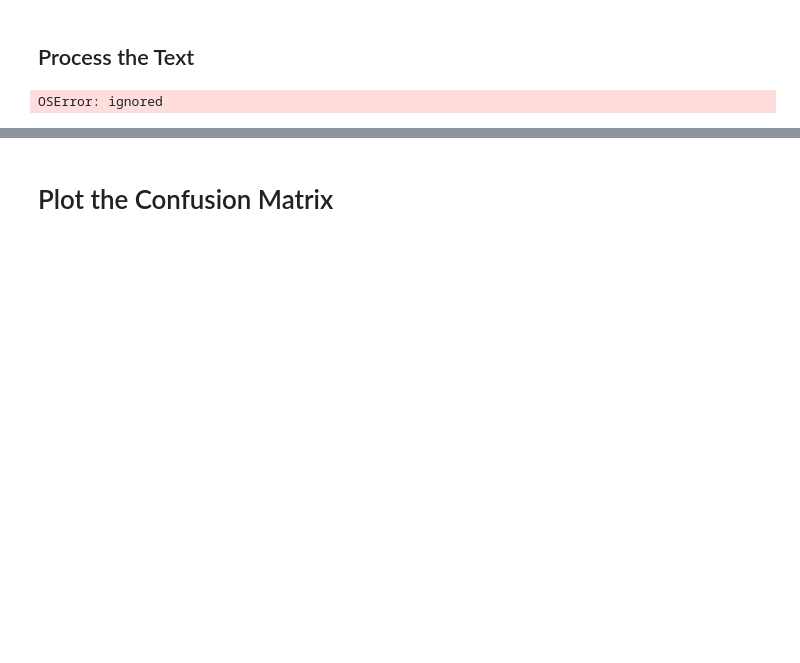
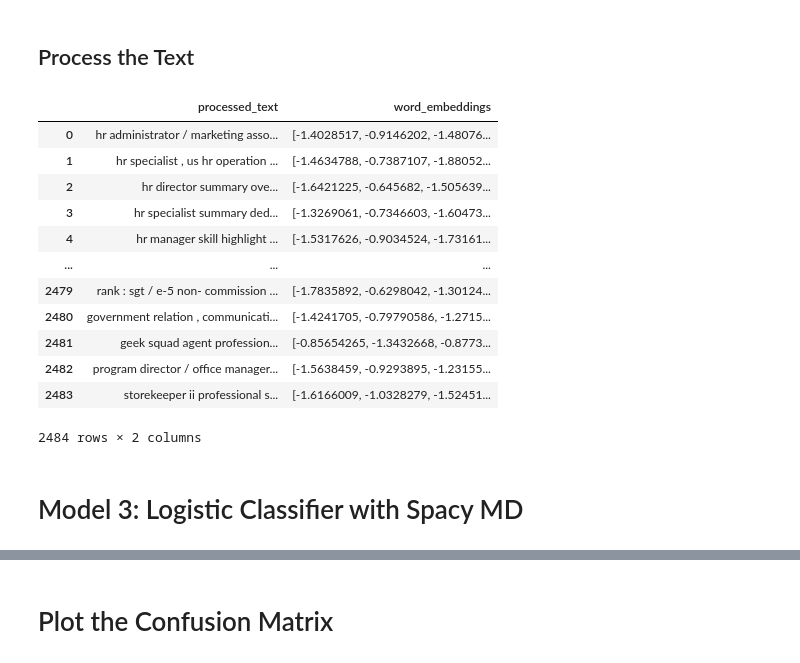
Before and after one commit to ndubuisijosephalx/Data-Science-projects, a Jupyter notebook: Copy_of_Copy_of_nlp_Ndubuisi_J_Project.ipynb, the cells around one changed output, grey strips where cells are left out. Saved outputs shown, nothing was run; the diff lists cells and outputs as text; code cells hidden in the pictures; blank space fills up the shorter version.

```diff
--- a/Copy_of_Copy_of_nlp_Ndubuisi_J_Project.ipynb
+++ b/Copy_of_Copy_of_nlp_Ndubuisi_J_Project.ipynb
@@ -945,11 +974,11 @@ weighted avg       0.58      0.59      0.56       497
 # %% [markdown]
 ## Examing the First Resume Content
 # %%
-nlp = spacy.load("en_core_web_sm")
+nlp = spacy.load("en_core_web_md")
 doc = nlp(resume_corpus_refined['resume'][0])
 print(doc.text)
 for token in doc:
-    print(token.text, token.pos_, token.dep_,token.is_oov,token.has_vector,token.is_stop)
+    print(token.text, token.pos_, token.dep_,token.is_oov,token.has_vector,token.is_stop,token.vocab)
 # %% [output]
          HR ADMINISTRATOR/MARKETING ASSOCIATE
 
@@ -1010,8 +1039,7 @@ def preprocess_text_and_get_embeddings(text):
 
     # Remove special characters and punctuation using spaCy tokenizer
     doc = nlp(text)
-    words = [token.text for token in doc if token.is_alpha]
-
+    words = [token.text for token in doc if token.is_alpha and not token.is_punct]
     # Remove stopwords using spaCy
     words = [token.text for token in doc if not token.is_stop]
 
@@ -1041,8 +1069,21 @@ for index, row in resume_corpus_refined.iterrows():
 # Create a new DataFrame from the collected lists
 processed_resumes_with_embeddings = pd.DataFrame({'processed_text': processed_texts,
                                                   'word_embeddings': word_embedding_vectors})
-# %%
-# Load the English language model for spaCy
-nlp = spacy.load("en_core_web_md")
-# %% [output]
-OSError: ignored
+# %%
+processed_resumes_with_embeddings
+# %% [output]
+|  | processed_text | word_embeddings |
+| 0 | hr administrator / marketing asso... | [-1.4028517, -0.9146202, -1.48076... |
+| 1 | hr specialist , us hr operation ... | [-1.4634788, -0.7387107, -1.88052... |
+| 2 | hr director summary ove... | [-1.6421225, -0.645682, -1.505639... |
+| 3 | hr specialist summary ded... | [-1.3269061, -0.7346603, -1.60473... |
+| 4 | hr manager skill highlight ... | [-1.5317626, -0.9034524, -1.73161... |
+| ... | ... | ... |
+| 2479 | rank : sgt / e-5 non- commission ... | [-1.7835892, -0.6298042, -1.30124... |
+| 2480 | government relation , communicati... | [-1.4241705, -0.79790586, -1.2715... |
+| 2481 | geek squad agent profession... | [-0.85654265, -1.3432668, -0.8773... |
+| 2482 | program director / office manager... | [-1.5638459, -0.9293895, -1.23155... |
+| 2483 | storekeeper ii professional s... | [-1.6166009, -1.0328279, -1.52451... |
+2484 rows × 2 columns
+# %% [markdown]
+# Model 3: Logistic Classifier with Spacy MD
```
Also changed, not shown: parts of 15 cells of this notebook.
